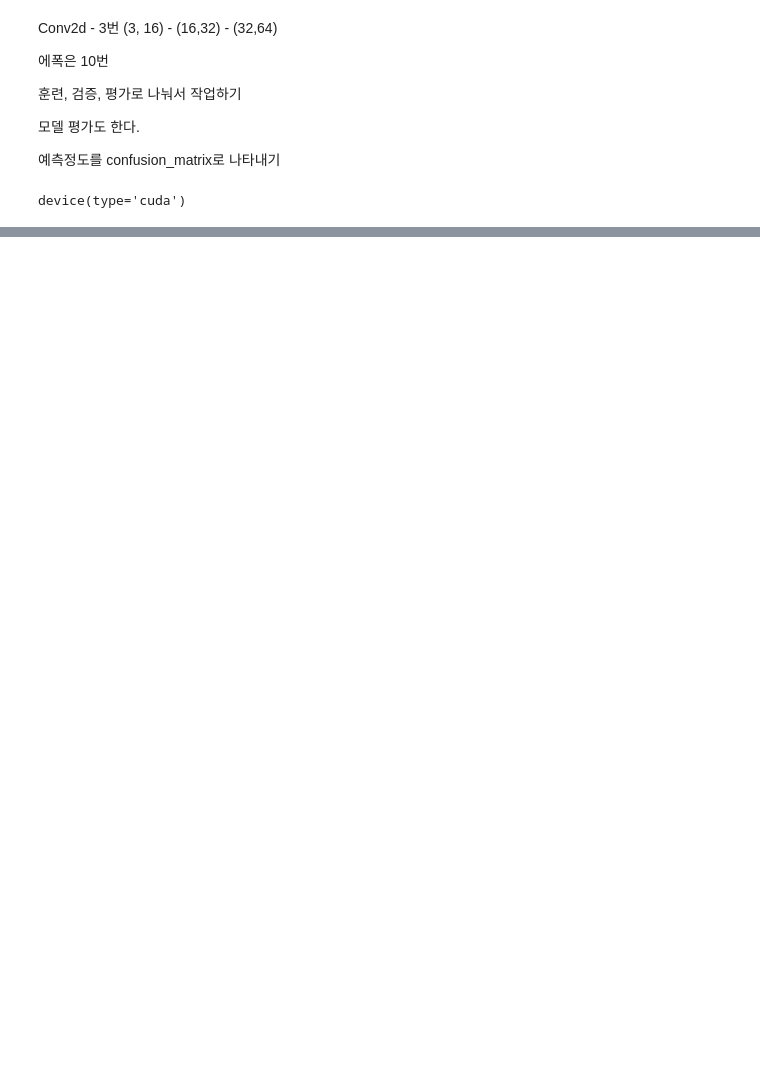
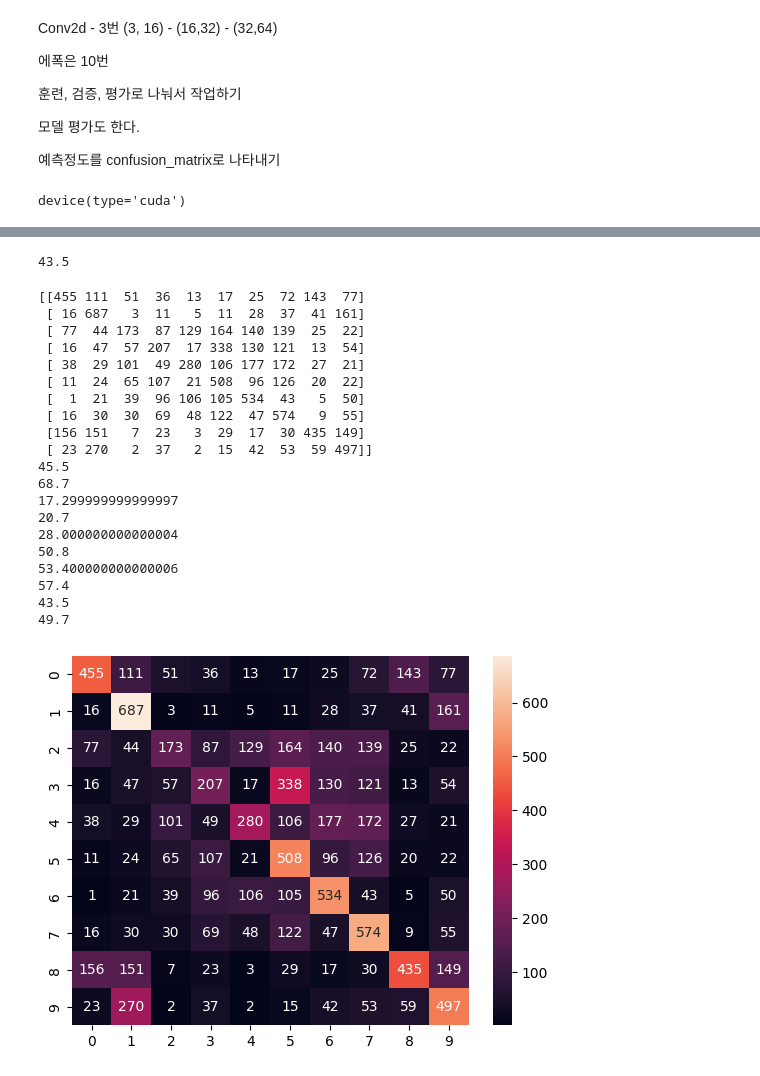
Before and after one commit to kjfcvx12/Colab, a Jupyter notebook: 04_20_p1.ipynb, the cells around one changed output, grey strips where cells are left out. Saved outputs shown, nothing was run; the diff lists cells and outputs as text; code cells hidden in the pictures; blank space fills up the shorter version.

```diff
--- a/04_20_p1.ipynb
+++ b/04_20_p1.ipynb
@@ -92,3 +92,6 @@ class LeNet(nn.Module):
     x=self.relu(self.fc2(x))
     out=self.fc3(x)
     return out
+# %%
+model=LeNet()
+model
@@ -94,0 +109,5 @@ class LeNet(nn.Module):
+# %%
+# 다중 분류에서 가장 많이 쓰이는 손실함수
+crossloss=nn.CrossEntropyLoss()
+# 모델을 cpu로 올린 후에 입력데이터도 cpu로 이동시킴
+model.to(device)
@@ -94,0 +125,2 @@ class LeNet(nn.Module):
+# %%
+optimizer=torch.optim.SGD(model.parameters(), lr=0.01)
@@ -94,0 +179,60 @@ class LeNet(nn.Module):
+# %%
+pred=[]
+label=[]
+
+# 모델을 평가모드설정(생략해도됨) -> dropout 이 off 됨
+model.eval()
+# inference_mode : gradient 비활성 -> 메모리 절약
+with torch.inference_mode():
+  for i,j in test_loader:
+    # 데이터를 현재 디바이스로 이동
+    i,j=i.to(device), j.to(device)
+    z=model(i)
+    val, y_pred=torch.max(z,1)
+    # 리스트에 배치단위(128) 결과들을 각각 이어붙인다.
+    # numpy는 gpu에 있는 데이터 직접 다룰 수 없음 -> cpu로 바꿔서 가져와야
+    pred.extend(y_pred.cpu().numpy())
+    label.extend(j.cpu().numpy())
+# %%
+answer=np.nonzero(np.array(pred)==np.array(label))[0]
+incorrect=np.nonzero(np.array(pred)!=np.array(label))[0]
+
+#전체 샘플 중 맞춘 비율
+print(len(answer)/len(pred)*100)
+# %% [output]
+43.5
+# %%
+from sklearn.metrics import confusion_matrix
+import seaborn as sns
+
+con_mtx=confusion_matrix(label, pred)
+print(con_mtx)
+# 각 셀에 숫자표시(annot), 정수형으로 표시(fmt='d')
+sns=sns.heatmap(con_mtx, annot=True, fmt='d')
+for i in range(10):
+  # con_mtx[i][i] : 실제 i인 샘플 중 올바르게 예측된 수
+  # con_mtx[i].sum() : 실제 i클래스의 전체 샘플 수
+  # => 각 클래스별로 정확도 계산함
+  print(con_mtx[i][i]/con_mtx[i].sum()*100)
+# %% [output]
+[[455 111  51  36  13  17  25  72 143  77]
+ [ 16 687   3  11   5  11  28  37  41 161]
+ [ 77  44 173  87 129 164 140 139  25  22]
+ [ 16  47  57 207  17 338 130 121  13  54]
+ [ 38  29 101  49 280 106 177 172  27  21]
+ [ 11  24  65 107  21 508  96 126  20  22]
+ [  1  21  39  96 106 105 534  43   5  50]
+ [ 16  30  30  69  48 122  47 574   9  55]
+ [156 151   7  23   3  29  17  30 435 149]
+ [ 23 270   2  37   2  15  42  53  59 497]]
+45.5
+68.7
+17.299999999999997
+20.7
+28.000000000000004
+50.8
+53.400000000000006
+57.4
+43.5
+49.7
+[figure, added]
```
Also changed, not shown: parts of 5 cells of this notebook.
